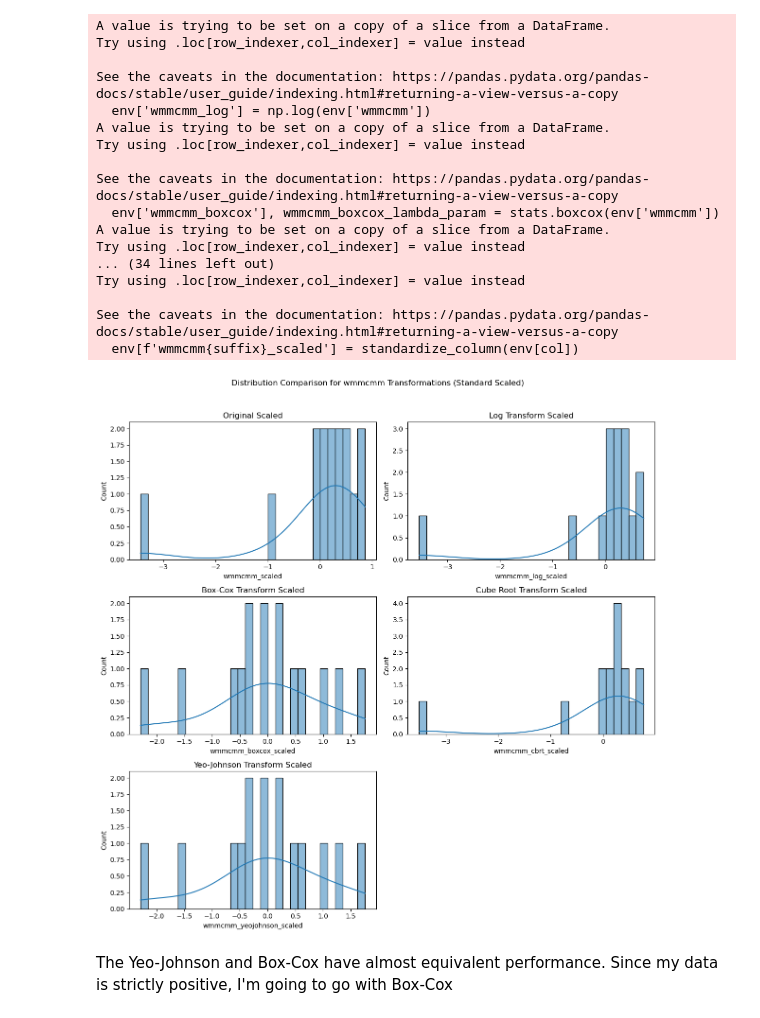
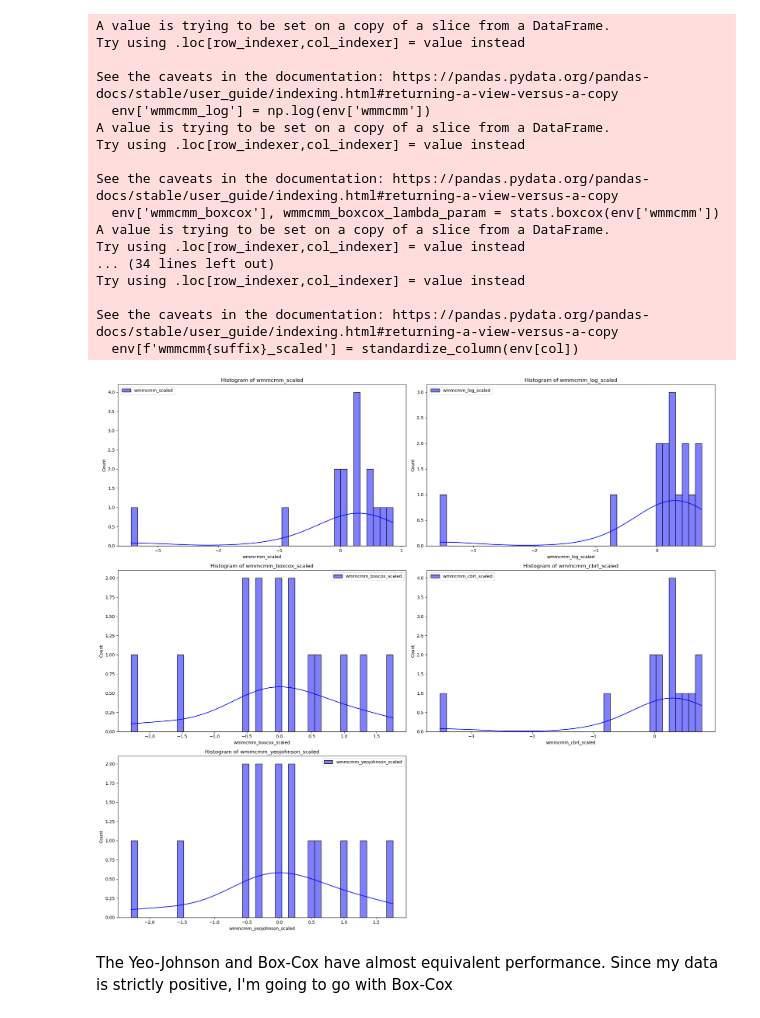
Before and after one commit to shelleylwang/pt_diversity_rates, a Jupyter notebook: data/eda.ipynb, the cells around one changed output. Saved outputs shown, nothing was run; the diff lists cells and outputs as text; code cells hidden in the pictures.

```diff
--- a/data/eda.ipynb
+++ b/data/eda.ipynb
@@ -3463,38 +3473,17 @@ Try using .loc[row_indexer,col_indexer] = value instead
 
 See the caveats in the documentation: https://pandas.pydata.org/pandas-docs/stable/user_guide/indexing.html#returning-a-view-versus-a-copy
   env[f'wmmcmm{suffix}_scaled'] = standardize_column(env[col])
-# %%
-# Visualize the distributions of the original and transformed data
-
-fig, axes = plt.subplots(3, 2, figsize=(12, 12))
-fig.suptitle('Distribution Comparison for wmmcmm Transformations (Standard Scaled)')
-
-sns.histplot(env['wmmcmm_scaled'], ax=axes[0,0], bins=30, kde=True)
-axes[0,0].set_title('Original Scaled')
-
-
-sns.histplot(env['wmmcmm_log_scaled'], ax=axes[0,1], bins=30, kde=True)
-axes[0,1].set_title('Log Transform Scaled')
-
-sns.histplot(env['wmmcmm_boxcox_scaled'], ax=axes[1,0], bins=30, kde=True)
-axes[1,0].set_title('Box-Cox Transform Scaled')
-
-sns.histplot(env['wmmcmm_cbrt_scaled'], ax=axes[1,1], bins=30, kde=True)
-axes[1,1].set_title('Cube Root Transform Scaled')
-
-sns.histplot(env['wmmcmm_yeojohnson_scaled'], ax=axes[2,0], bins=30, kde=True)
-axes[2,0].set_title('Yeo-Johnson Transform Scaled')
-
-# Remove the empty subplot (axes[2,1])
-fig.delaxes(axes[2,1])
-
-plt.tight_layout(rect=[0, 0, 1, 0.96])
-plt.show()
-
-# Save the figure
-fig.savefig('predictors_plots/env_vars_wmmcmm_transformations.pdf')
-# %% [output]
-[figure, removed]
+# %%
+plot_histograms(
+    'predictors_plots/env_vars_wmmcmm_transformations.pdf',
+    (env, 'wmmcmm_scaled', 'blue'),
+    (env, 'wmmcmm_log_scaled', 'blue'),
+    (env, 'wmmcmm_boxcox_scaled', 'blue'),
+    (env, 'wmmcmm_cbrt_scaled', 'blue'),
+    (env, 'wmmcmm_yeojohnson_scaled', 'blue')
+)
+# %% [output]
+[figure, added]
 # %% [markdown]
 The Yeo-Johnson and Box-Cox have almost equivalent performance. Since my data is strictly positive, I'm going to go with Box-Cox
 # %%
```
Also changed, not shown: parts of 5 cells of this notebook, 6 other files.
